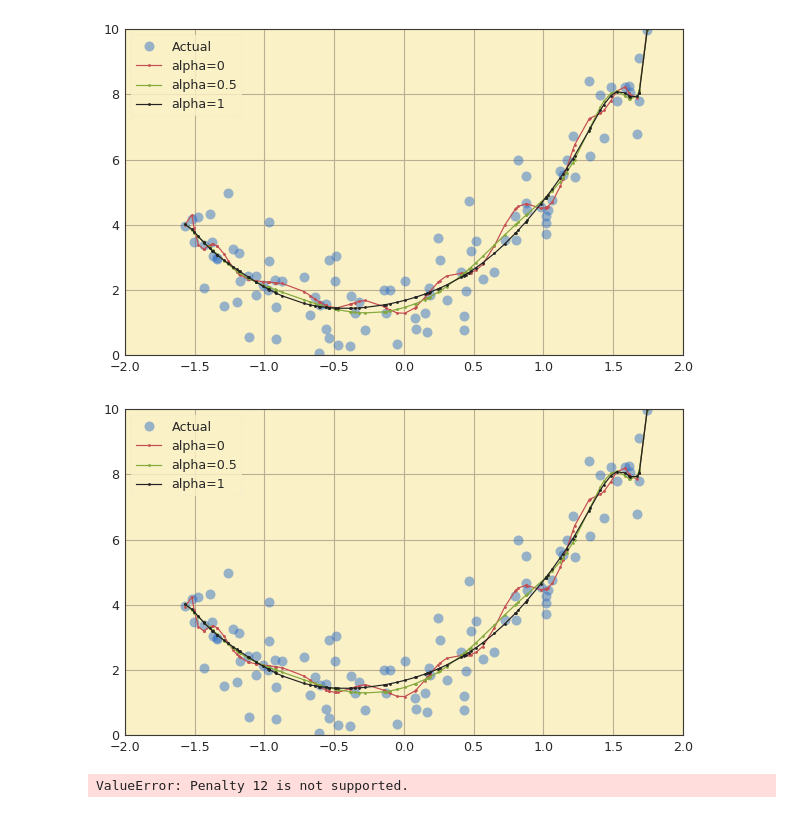
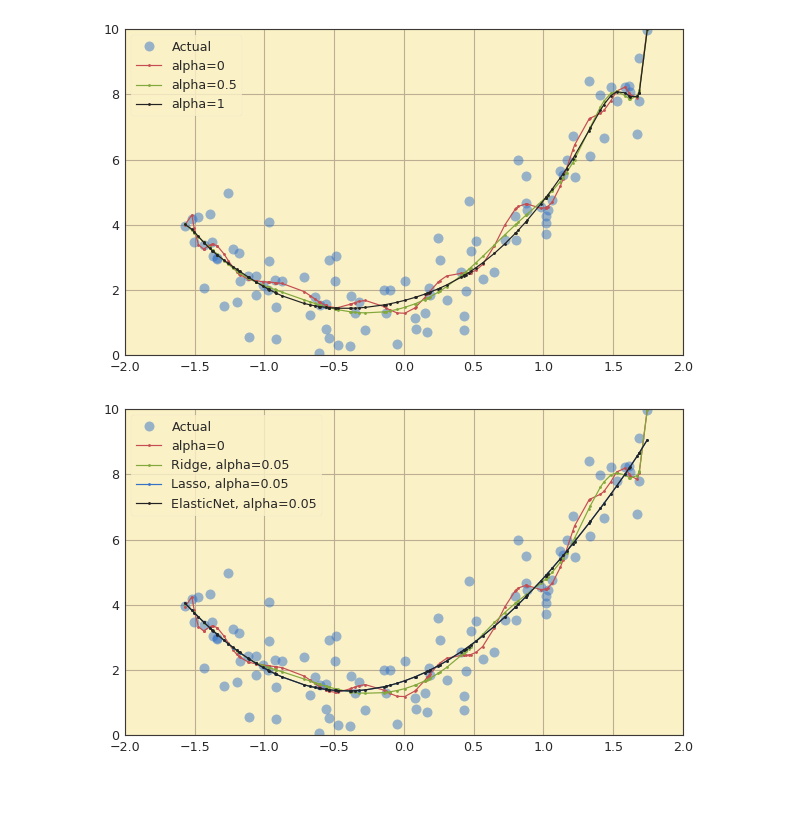
Before and after one commit to garcia-alex/ml-workflows, a Jupyter notebook: ch04.ipynb, the cells around one changed output. Drawn from its saved outputs; the diff is of its cells as text; code cells hidden in the pictures.

Commit message:
Lasso and ElasticNet

```diff
--- a/ch04.ipynb
+++ b/ch04.ipynb
@@ -305,48 +305,30 @@ plt.show()
 [figure]
 # %%
 rr = LinearRegressionModel(LinearRegression)
-rr_ = LinearRegressionModel(Ridge, alpha=0.05, solver='cholesky')
-rr__ = LinearRegressionModel(Ridge, alpha=1, solver='cholesky')
+rr_ = LinearRegressionModel(Ridge, tol=1, alpha=0.01)
+rr__ = LinearRegressionModel(Lasso, tol=1, alpha=0.01)
+rr___ = LinearRegressionModel(ElasticNet, tol=1, alpha=0.01, l1_ratio=0.5)
 
 rr.evaluate(X_, y)
 rr_.evaluate(X_, y)
 rr__.evaluate(X_, y)
+rr___.evaluate(X_, y)
 
 Xs, ys = zip(*sorted(zip(X, rr.predictions)))
-Xs_, ys_ = zip(*sorted(zip(X, rr_.predictions)))
-Xs__, ys__ = zip(*sorted(zip(X, rr__.predictions)))
+Xs, ys_ = zip(*sorted(zip(X, rr_.predictions)))
+Xs, ys__ = zip(*sorted(zip(X, rr__.predictions)))
+Xs, ys___ = zip(*sorted(zip(X, rr___.predictions)))
 
 plt.figure(figsize=(10, 6))
 plt.plot(X, y, 'o', markersize=10, color='b', alpha=0.5, label="Actual")
 
 plt.plot(Xs, ys, 'r.-', label='alpha=0')
-plt.plot(Xs_, ys_, 'g.-', label='alpha=0.5')
-plt.plot(Xs__, ys__, 'k.-', label='alpha=1')
+plt.plot(Xs, ys_, 'g.-', label='Ridge, alpha=0.05')
+plt.plot(Xs, ys__, 'b.-', label='Lasso, alpha=0.05')
+plt.plot(Xs, ys___, 'k.-', label='ElasticNet, alpha=0.05')
 
 plt.legend(loc='upper left')
 plt.axis([-2, 2, 0, 10])
 plt.show()
 # %% [output]
-[figure, old version]
+[figure, new version]
-# %%
-theta_, _ = linear_fit(X_, y, algo=METHOD_SGD, epochs=50, lr=0.1, alpha=0.05)
-y_ = linear_predict(X_, theta_)
-
-model = SGDRegressor(max_iter=50, tol=-np.infty, penalty="l2")
-model.fit(X_, y.ravel())
-y__ = model.predict(X_)
-
-Xs, ys = zip(*sorted(zip(X, rr.predictions)))
-Xs_, ys_ = zip(*sorted(zip(X, rr_.predictions)))
-
-plt.figure(figsize=(10, 6))
-plt.plot(X, y, 'o', markersize=10, color='b', alpha=0.5, label="Actual")
-
-plt.plot(Xs, ys, 'r.-', label='alpha=0')
-plt.plot(Xs_, ys_, 'g.-', label='alpha=0.5')
-
-plt.legend(loc='upper left')
-plt.axis([-2, 2, 0, 10])
-plt.show()
-# %% [output]
-ValueError: Penalty 12 is not supported.
```
Also changed, not shown: parts of 2 cells of this notebook, 1 other file.
